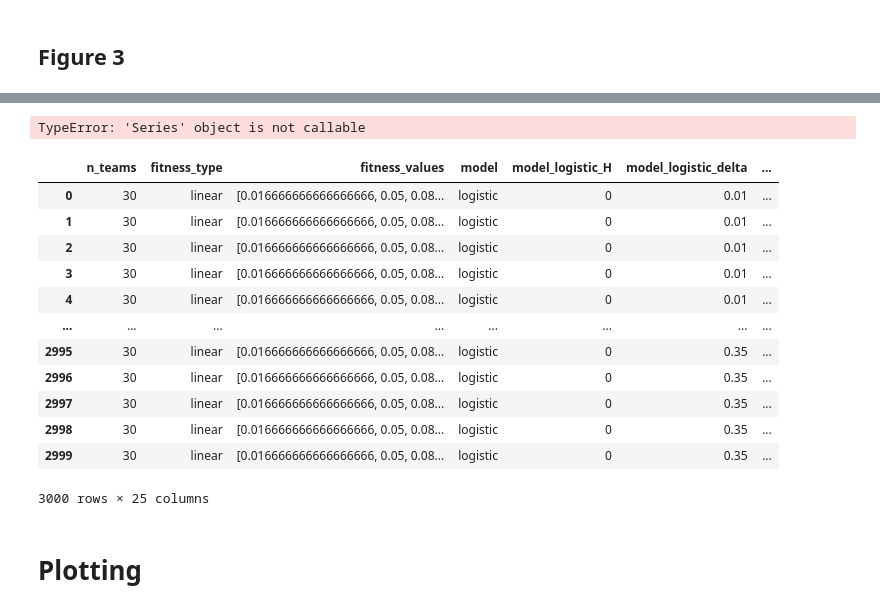
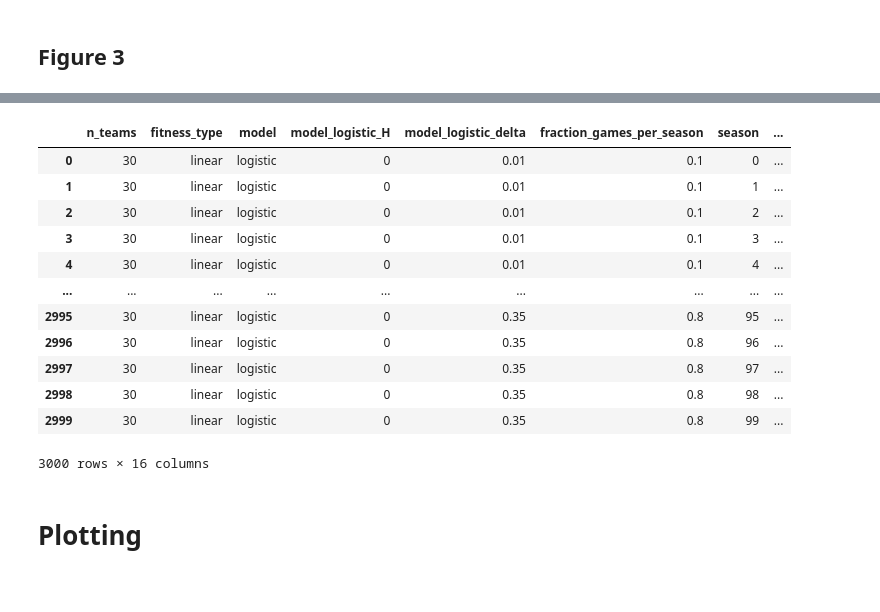
Before and after one commit to nicolas-kuechler/eth-sports-networks-2021, a Jupyter notebook: project.ipynb, the cells around one changed output, grey strips where cells are left out. Cells and saved outputs as stored; diff of their text form; code cells hidden in the pictures.

```diff
--- a/project.ipynb
+++ b/project.ipynb
@@ -422,7 +468,8 @@ config = {
     "fraction_games_per_season":  [0.1, 0.3, 0.8], # P in paper (can only be between [0,1])
     "n_seasons": 100, # number of repetitions
     "ranking_algos": ["pagerank", "bipagerank", "winratio"],
-    "metrics": ["kendall", "auc", "top5_avg_rank"]
+    "metrics": ["kendall", "auc", "top5_avg_rank"],
+    "fix_schedule_over_season": False
 }
 
 df = build_df(config)
@@ -433,22 +480,18 @@ CPU times: user 1e+03 ns, sys: 1 µs, total: 2 µs
 Wall time: 4.77 µs
 Config results in 3000 experiments
+|  | n_teams | fitness_type | model | model_logistic_H | model_logistic_delta | fraction_games_per_season | season | ... |
+| 0 | 30 | linear | logistic | 0 | 0.01 | 0.1 | 0 | ... |
+| 1 | 30 | linear | logistic | 0 | 0.01 | 0.1 | 1 | ... |
+| 2 | 30 | linear | logistic | 0 | 0.01 | 0.1 | 2 | ... |
+| 3 | 30 | linear | logistic | 0 | 0.01 | 0.1 | 3 | ... |
+| 4 | 30 | linear | logistic | 0 | 0.01 | 0.1 | 4 | ... |
+| ... | ... | ... | ... | ... | ... | ... | ... | ... |
+| 2995 | 30 | linear | logistic | 0 | 0.35 | 0.8 | 95 | ... |
+| 2996 | 30 | linear | logistic | 0 | 0.35 | 0.8 | 96 | ... |
+| 2997 | 30 | linear | logistic | 0 | 0.35 | 0.8 | 97 | ... |
+| 2998 | 30 | linear | logistic | 0 | 0.35 | 0.8 | 98 | ... |
+| 2999 | 30 | linear | logistic | 0 | 0.35 | 0.8 | 99 | ... |
-TypeError: 'Series' object is not callable
+3000 rows × 16 columns
-# %%
-display(df)
-# %% [output]
-|  | n_teams | fitness_type | fitness_values | model | model_logistic_H | model_logistic_delta | ... |
-| 0 | 30 | linear | [0.016666666666666666, 0.05, 0.08... | logistic | 0 | 0.01 | ... |
-| 1 | 30 | linear | [0.016666666666666666, 0.05, 0.08... | logistic | 0 | 0.01 | ... |
-| 2 | 30 | linear | [0.016666666666666666, 0.05, 0.08... | logistic | 0 | 0.01 | ... |
-| 3 | 30 | linear | [0.016666666666666666, 0.05, 0.08... | logistic | 0 | 0.01 | ... |
-| 4 | 30 | linear | [0.016666666666666666, 0.05, 0.08... | logistic | 0 | 0.01 | ... |
-| ... | ... | ... | ... | ... | ... | ... | ... |
-| 2995 | 30 | linear | [0.016666666666666666, 0.05, 0.08... | logistic | 0 | 0.35 | ... |
-| 2996 | 30 | linear | [0.016666666666666666, 0.05, 0.08... | logistic | 0 | 0.35 | ... |
-| 2997 | 30 | linear | [0.016666666666666666, 0.05, 0.08... | logistic | 0 | 0.35 | ... |
-| 2998 | 30 | linear | [0.016666666666666666, 0.05, 0.08... | logistic | 0 | 0.35 | ... |
-| 2999 | 30 | linear | [0.016666666666666666, 0.05, 0.08... | logistic | 0 | 0.35 | ... |
-3000 rows × 25 columns
 # %% [markdown]
 # Plotting
 # %%
```
Also changed, not shown: parts of 7 cells of this notebook.
